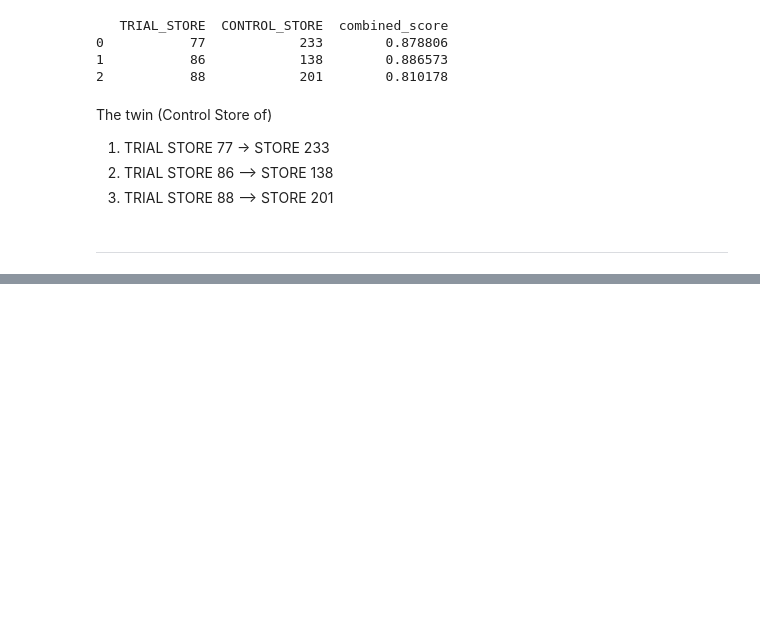
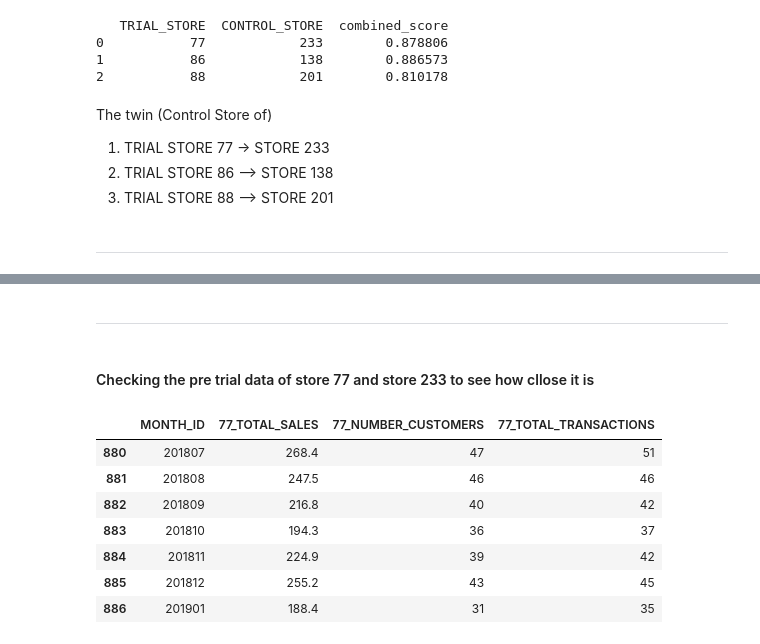
Before and after one commit to Mridul-dhungana/Quantium-Data-Analytics, a Jupyter notebook: Trial and Control stores.ipynb, the cells around one changed output, grey strips where cells are left out. Cells and saved outputs as stored; diff of their text form; code cells hidden in the pictures; blank space fills up the shorter version.

```diff
--- a/Trial and Control stores.ipynb
+++ b/Trial and Control stores.ipynb
@@ -769,0 +814,17 @@ The twin (Control Store of)<br>
+# %% [markdown]
+----
+# %% [markdown]
+#### Checking the pre trial data of store 77 and store 233 to see how cllose it is
+# %%
+store_77=pre_trial_data[pre_trial_data['STORE_NBR']==77][['MONTH_ID','TOTAL_SALES','NUMBER_CUSTOMERS','TOTAL_TRANSACTIONS']]
+store_77=store_77.rename(columns={'TOTAL_SALES':'77_TOTAL_SALES','NUMBER_CUSTOMERS':'77_NUMBER_CUSTOMERS','TOTAL_TRANSACTIONS':'77_TOTAL_TRANSACTIONS'})
+store_77
+# %% [output]
+|  | MONTH_ID | 77_TOTAL_SALES | 77_NUMBER_CUSTOMERS | 77_TOTAL_TRANSACTIONS |
+| 880 | 201807 | 268.4 | 47 | 51 |
+| 881 | 201808 | 247.5 | 46 | 46 |
+| 882 | 201809 | 216.8 | 40 | 42 |
+| 883 | 201810 | 194.3 | 36 | 37 |
+| 884 | 201811 | 224.9 | 39 | 42 |
+| 885 | 201812 | 255.2 | 43 | 45 |
+| 886 | 201901 | 188.4 | 31 | 35 |
```
Also changed, not shown: parts of 6 cells of this notebook.
